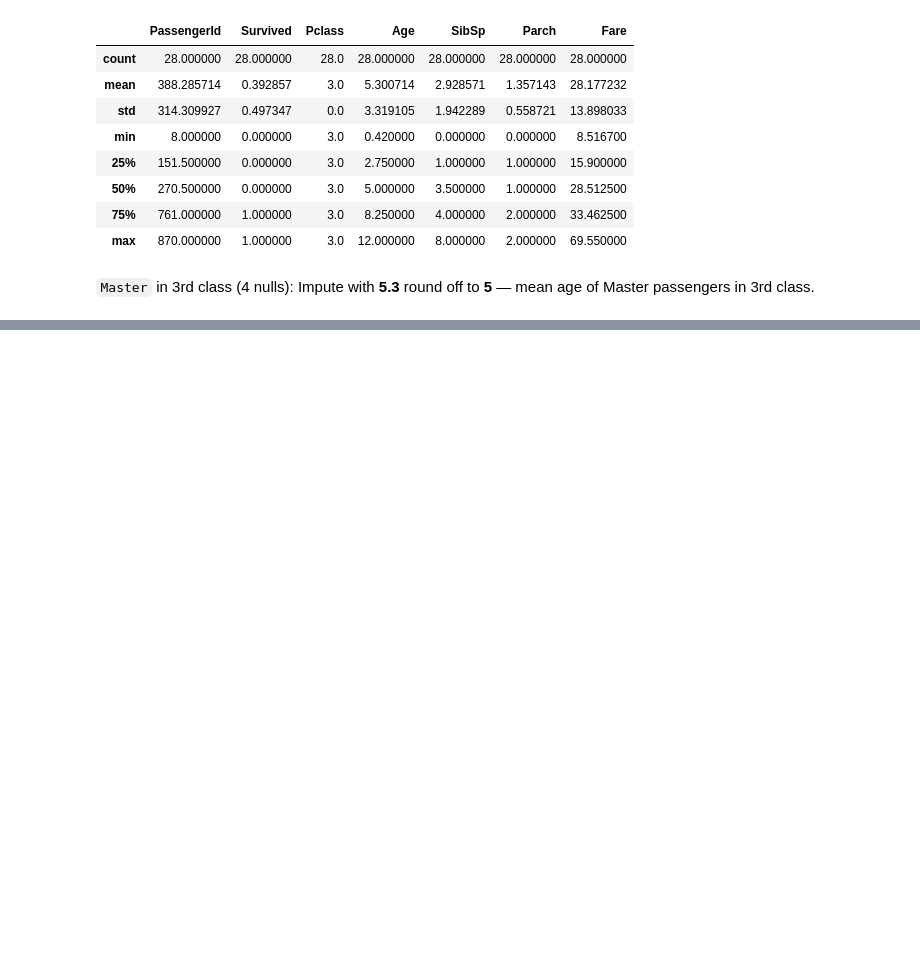
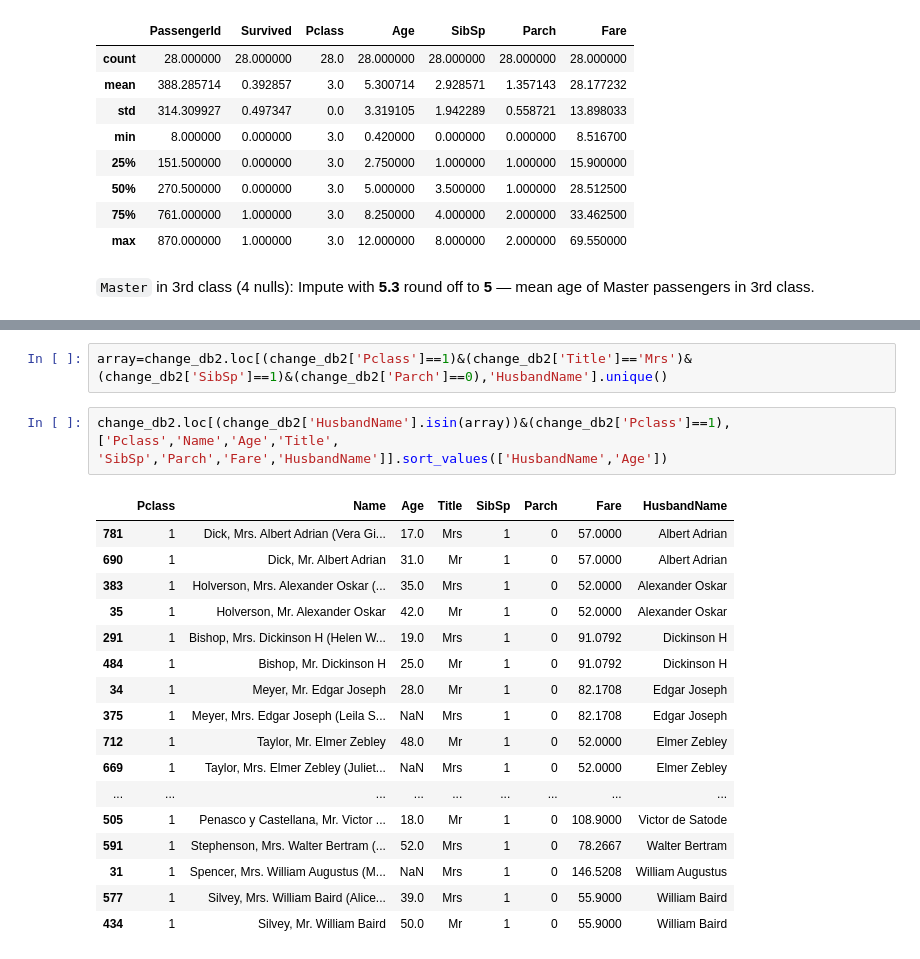
Before and after one commit to Restart29/titanic-analysis, a Jupyter notebook: notebooks/titanic.ipynb, the cells around one changed output, grey strips where cells are left out. Saved outputs shown, nothing was run; the diff lists cells and outputs as text; blank space fills up the shorter version.

```diff
--- a/notebooks/titanic.ipynb
+++ b/notebooks/titanic.ipynb
@@ -285,0 +520,22 @@ change_db_cleaned.loc[((change_db2['Title']=='Master')&(change_db2['Pclass']==3)
+# %%
+array=change_db2.loc[(change_db2['Pclass']==1)&(change_db2['Title']=='Mrs')&(change_db2['SibSp']==1)&(change_db2['Parch']==0),'HusbandName'].unique()
+# %%
+change_db2.loc[(change_db2['HusbandName'].isin(array))&(change_db2['Pclass']==1),['Pclass','Name','Age','Title', 'SibSp','Parch','Fare','HusbandName']].sort_values(['HusbandName','Age'])
+# %% [output]
+|  | Pclass | Name | Age | Title | SibSp | Parch | Fare | HusbandName |
+| 781 | 1 | Dick, Mrs. Albert Adrian (Vera Gi... | 17.0 | Mrs | 1 | 0 | 57.0000 | Albert Adrian |
+| 690 | 1 | Dick, Mr. Albert Adrian | 31.0 | Mr | 1 | 0 | 57.0000 | Albert Adrian |
+| 383 | 1 | Holverson, Mrs. Alexander Oskar (... | 35.0 | Mrs | 1 | 0 | 52.0000 | Alexander Oskar |
+| 35 | 1 | Holverson, Mr. Alexander Oskar | 42.0 | Mr | 1 | 0 | 52.0000 | Alexander Oskar |
+| 291 | 1 | Bishop, Mrs. Dickinson H (Helen W... | 19.0 | Mrs | 1 | 0 | 91.0792 | Dickinson H |
+| 484 | 1 | Bishop, Mr. Dickinson H | 25.0 | Mr | 1 | 0 | 91.0792 | Dickinson H |
+| 34 | 1 | Meyer, Mr. Edgar Joseph | 28.0 | Mr | 1 | 0 | 82.1708 | Edgar Joseph |
+| 375 | 1 | Meyer, Mrs. Edgar Joseph (Leila S... | NaN | Mrs | 1 | 0 | 82.1708 | Edgar Joseph |
+| 712 | 1 | Taylor, Mr. Elmer Zebley | 48.0 | Mr | 1 | 0 | 52.0000 | Elmer Zebley |
+| 669 | 1 | Taylor, Mrs. Elmer Zebley (Juliet... | NaN | Mrs | 1 | 0 | 52.0000 | Elmer Zebley |
+| ... | ... | ... | ... | ... | ... | ... | ... | ... |
+| 505 | 1 | Penasco y Castellana, Mr. Victor ... | 18.0 | Mr | 1 | 0 | 108.9000 | Victor de Satode |
+| 591 | 1 | Stephenson, Mrs. Walter Bertram (... | 52.0 | Mrs | 1 | 0 | 78.2667 | Walter Bertram |
+| 31 | 1 | Spencer, Mrs. William Augustus (M... | NaN | Mrs | 1 | 0 | 146.5208 | William Augustus |
+| 577 | 1 | Silvey, Mrs. William Baird (Alice... | 39.0 | Mrs | 1 | 0 | 55.9000 | William Baird |
+| 434 | 1 | Silvey, Mr. William Baird | 50.0 | Mr | 1 | 0 | 55.9000 | William Baird |
```
Also changed, not shown: parts of 43 cells of this notebook.
